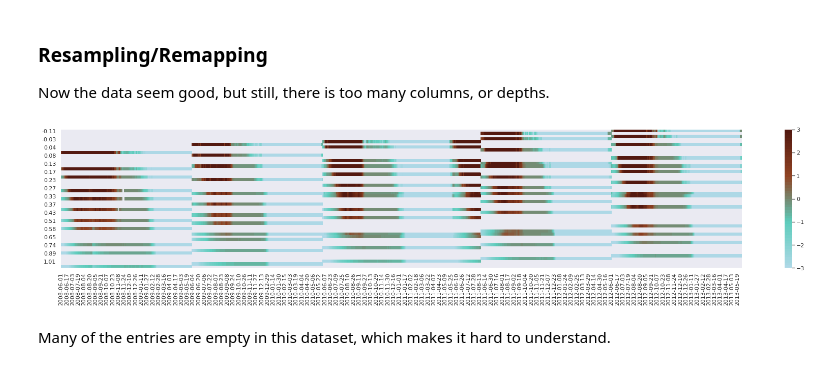
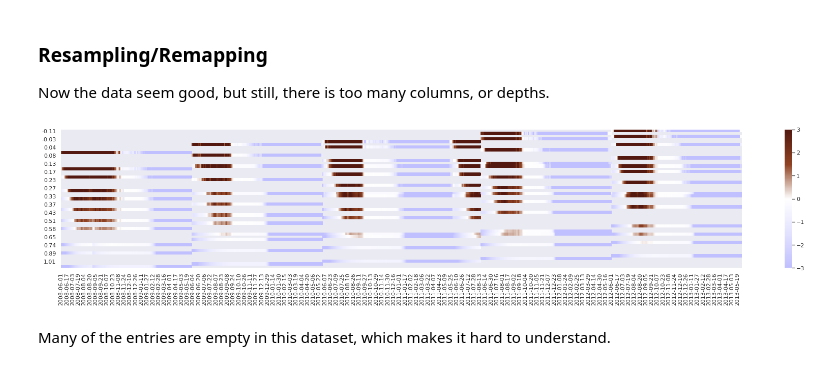
Before and after one commit to arctic-risk/arctic-data, a Jupyter notebook: permafrost/Howto Guide Permafrost Temperatures.ipynb, the cells around one changed output. Drawn from its saved outputs; the diff is of its cells as text; code cells hidden in the pictures.

```diff
--- a/permafrost/Howto Guide Permafrost Temperatures.ipynb
+++ b/permafrost/Howto Guide Permafrost Temperatures.ipynb
@@ -343,11 +343,11 @@ Now the data seem good, but still, there is too many columns, or depths.
 # %%
 fig, ax = plt.subplots(figsize=(30,5))
 dfDataTransposed = dfData.transpose()
 dfDataTransposed.columns = ["{:%Y-%m-%d}".format(d) for d in dfDataTransposed.columns]
-cm = LinearSegmentedColormap.from_list("permafrost", ["lightblue","#5CCCBB","#904323","#531910"], N=50)
+cm = LinearSegmentedColormap.from_list("permafrost", ["#C0BFFF","#E2E2FF","#FFFFFF","#904323","#531910"], N=250)
 ax = sns.heatmap(dfDataTransposed,ax=ax,cmap=cm,vmin=-3,vmax=3)
 # %% [output]
-[figure, old version]
+[figure, new version]
 # %% [markdown]
 Many of the entries are empty in this dataset, which makes it hard to understand.
 # %%
```
Also changed, not shown: parts of 8 cells of this notebook.
